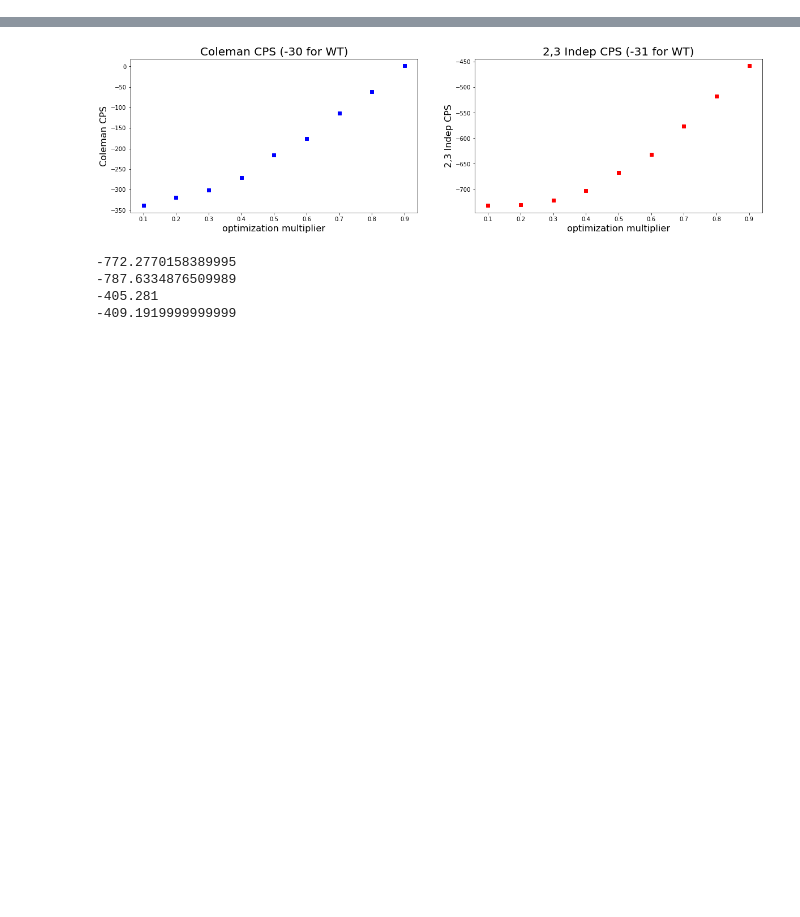
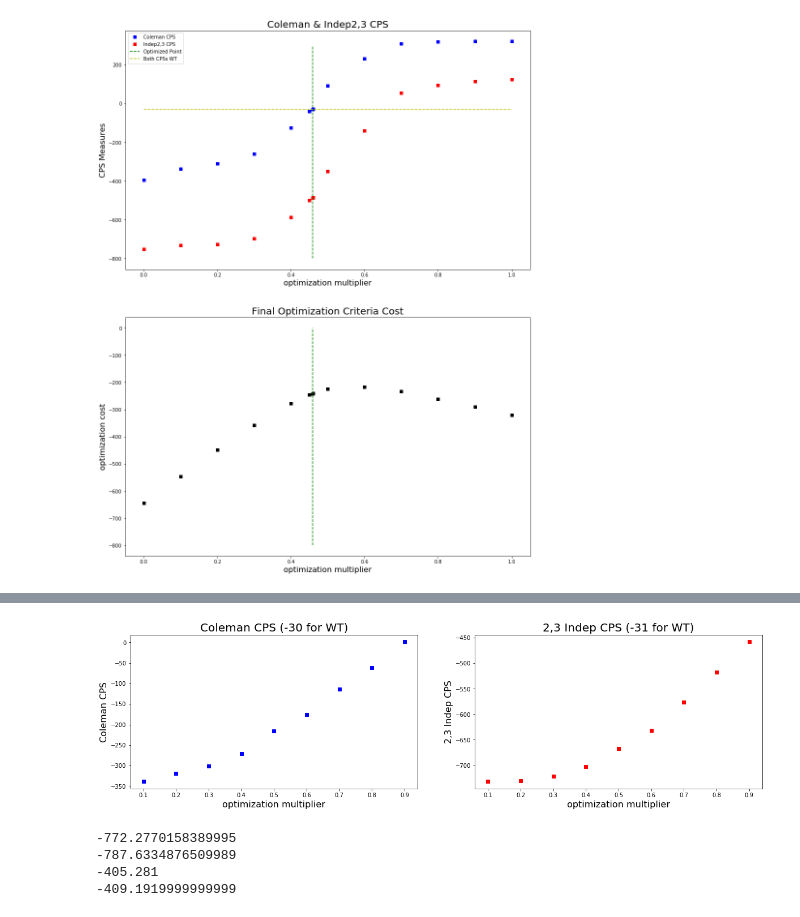
Before and after one commit to ayurovsky/ipython_notebooks_dsl, a Jupyter notebook: gene_redesign_maximize_dimers/Maximizer_Certain_Codon_Pairs.ipynb, the cells around one changed output, grey strips where cells are left out. Cells and saved outputs as stored; diff of their text form; code cells hidden in the pictures; blank space fills up the shorter version.

```diff
--- a/gene_redesign_maximize_dimers/Maximizer_Certain_Codon_Pairs.ipynb
+++ b/gene_redesign_maximize_dimers/Maximizer_Certain_Codon_Pairs.ipynb
@@ -0,0 +1,39 @@
+# %%
+#coleman codon pair score of the original sequence: -30.52999999999996
+#frame2&3 indep codon pair score of the original sequence: -31.61352552200005
+%matplotlib inline
+import matplotlib.pyplot as plt
+import numpy as np
+from matplotlib.pyplot import subplot
+
+coeff = [0, 0.1, 0.2, 0.3, 0.4, 0.45, 0.459,   0.46, 0.5, 0.6, 0.7, 0.8, 0.9, 1]
+coleman = [-394, -337, -311, -261, -126, -41, -31,   -27, 91, 231, 310, 318, 321.1, 321.3]
+indep = [-751, -732, -726, -697, -586, -500, -488,   -484, -350, -140, 54, 95, 114, 125]
+optimization_cost = [-645, -546, -449, -357, -277, -246,-242,  -241, -225, -217, -234, -261, -291, -321]
+
+plt.figure(1, figsize=(15, 20))
+plt.subplot(2,1,1)
+coleman_h, = plt.plot(coeff, coleman, 'bs', label = "Coleman CPS")
+indep_h, = plt.plot(coeff, indep, 'rs', label = "Indep2,3 CPS")
+optimal_h, = plt.plot([0.459, 0.459], [-800, 300], 'g--', label="Optimized Point")
+wt_h, = plt.plot([0, 1], [-30, -30], 'y--', label="Both CPSs WT")
+
+#plt.plot([0, 1], [-488, -488], 'k--', label="_not in legend")
+
+
+plt.legend(handles=[coleman_h, indep_h, optimal_h, wt_h])
+
+plt.xlabel('optimization multiplier', fontsize=16)
+plt.ylabel('CPS Measures', fontsize=16)
+plt.title("Coleman & Indep2,3 CPS", fontsize=20)
+
+plt.subplot(2,1,2)
+plt.plot(coeff, optimization_cost, 'ks')
+plt.xlabel('optimization multiplier', fontsize=16)
+plt.ylabel('optimization cost', fontsize=16)
+optimal_h, = plt.plot([0.459, 0.459], [-800, 0], 'g--', label="Optimized Point")
+plt.title("Final Optimization Criteria Cost", fontsize=20)
+
+plt.show()
+# %% [output]
+[figure, added]
```
Also changed, not shown: parts of 3 cells of this notebook, 2 other files.
